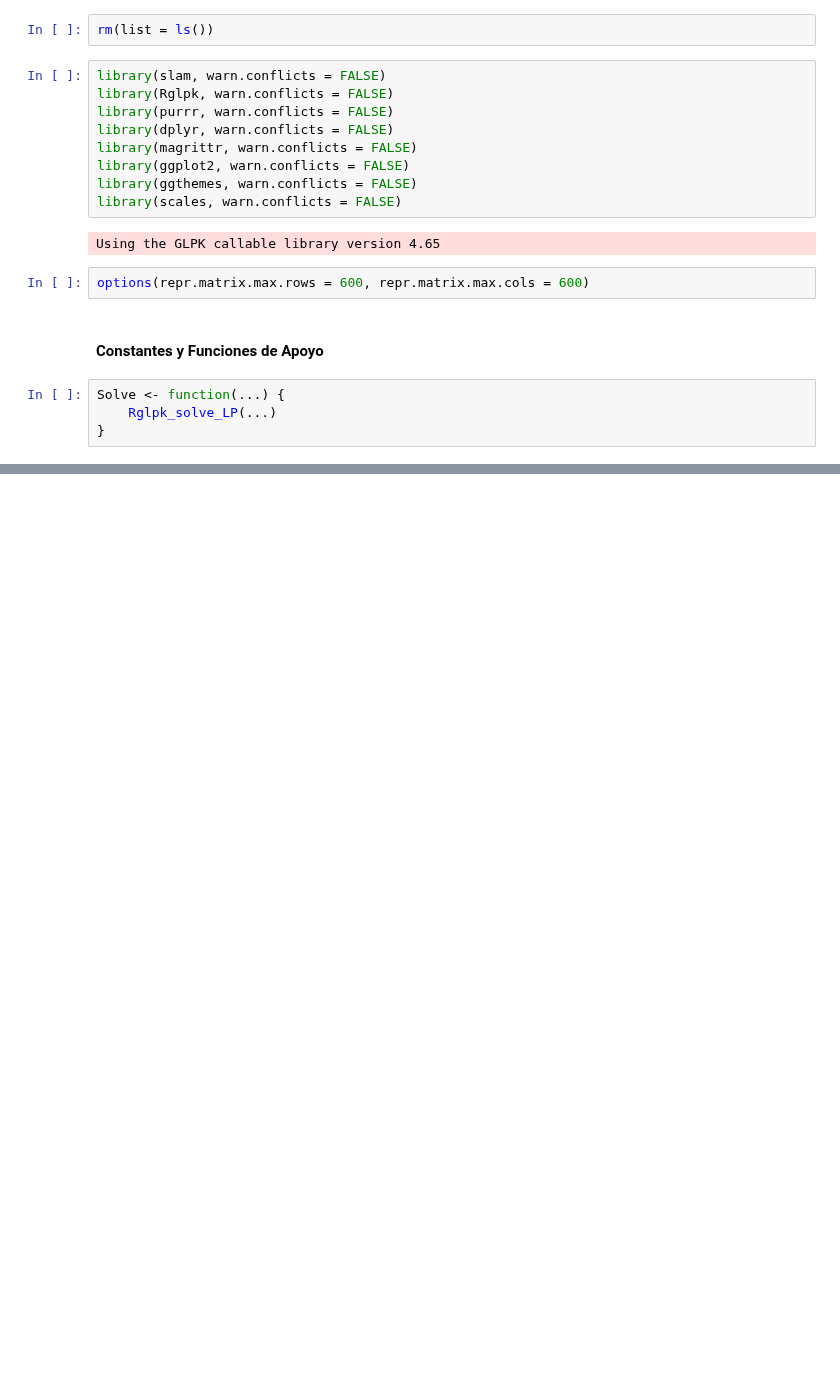
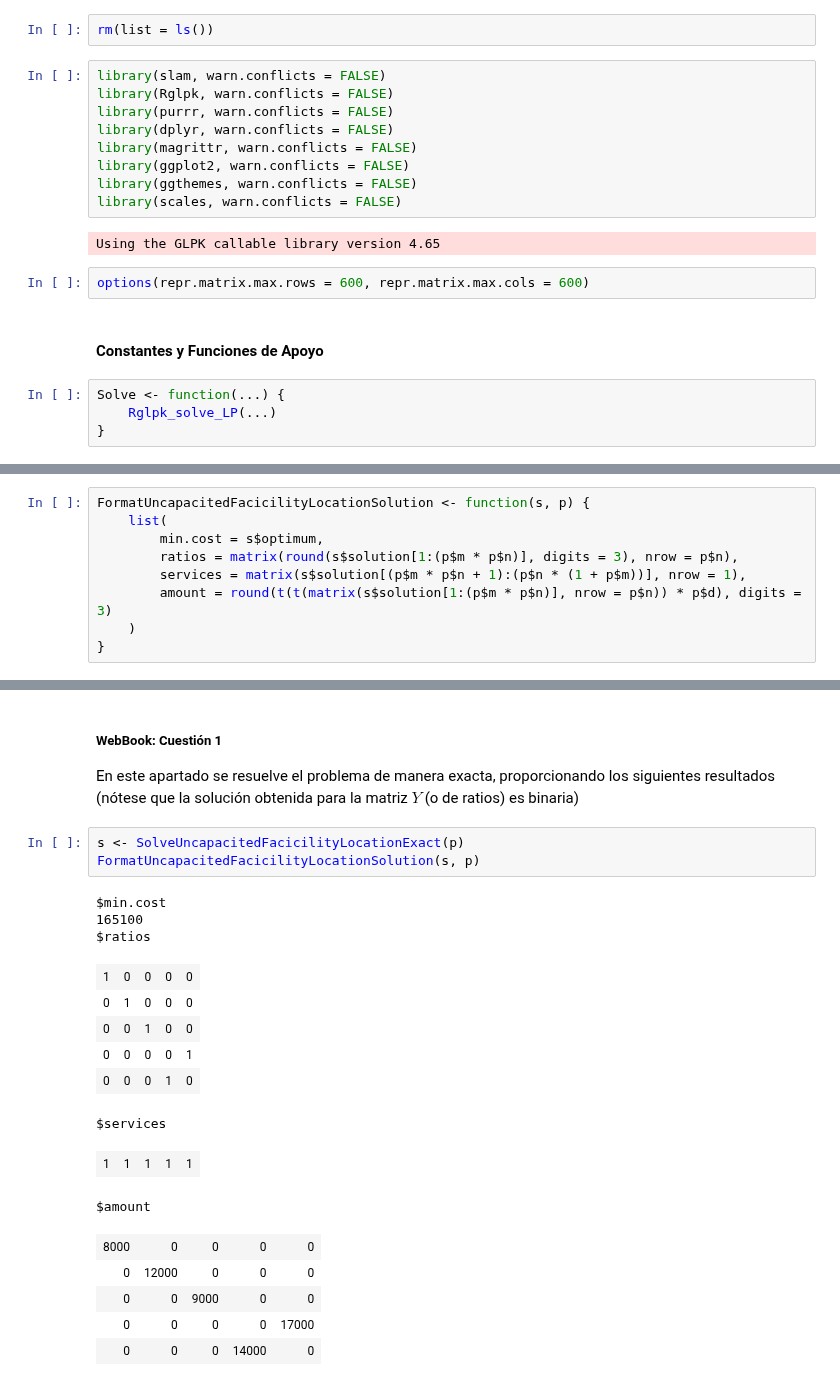
Before and after one commit to garciparedes/integer-programming-heuristics, a Jupyter notebook: integer-programming-service-location-heuristics.ipynb, the cells around one changed output, grey strips where cells are left out. Saved outputs shown, nothing was run; the diff lists cells and outputs as text; blank space fills up the shorter version.

```diff
--- a/integer-programming-service-location-heuristics.ipynb
+++ b/integer-programming-service-location-heuristics.ipynb
@@ -316,0 +63,9 @@ TODO
+# %%
+FormatUncapacitedFacicilityLocationSolution <- function(s, p) {
+    list(
+        min.cost = s$optimum,
+        ratios = matrix(round(s$solution[1:(p$m * p$n)], digits = 3), nrow = p$n),
+        services = matrix(s$solution[(p$m * p$n + 1):(p$n * (1 + p$m))], nrow = 1),
+        amount = round(t(t(matrix(s$solution[1:(p$m * p$n)], nrow = p$n)) * p$d), digits = 3)
+    )
+}
@@ -316,0 +159,24 @@ TODO
+# %% [markdown]
+##### WebBook: Cuestión 1
+
+En este apartado se resuelve el problema de manera exacta, proporcionando los siguientes resultados (nótese que la solución obtenida para la matriz $Y$ (o de ratios) es binaria)
+# %%
+s <- SolveUncapacitedFacicilityLocationExact(p)
+FormatUncapacitedFacicilityLocationSolution(s, p)
+# %% [output]
+$min.cost
+165100
+$ratios
+| 1 | 0 | 0 | 0 | 0 |
+| 0 | 1 | 0 | 0 | 0 |
+| 0 | 0 | 1 | 0 | 0 |
+| 0 | 0 | 0 | 0 | 1 |
+| 0 | 0 | 0 | 1 | 0 |
+$services
+| 1 | 1 | 1 | 1 | 1 |
+$amount
+| 8000 | 0 | 0 | 0 | 0 |
+| 0 | 12000 | 0 | 0 | 0 |
+| 0 | 0 | 9000 | 0 | 0 |
+| 0 | 0 | 0 | 0 | 17000 |
+| 0 | 0 | 0 | 14000 | 0 |
```
Also changed, not shown: parts of 54 cells of this notebook.
